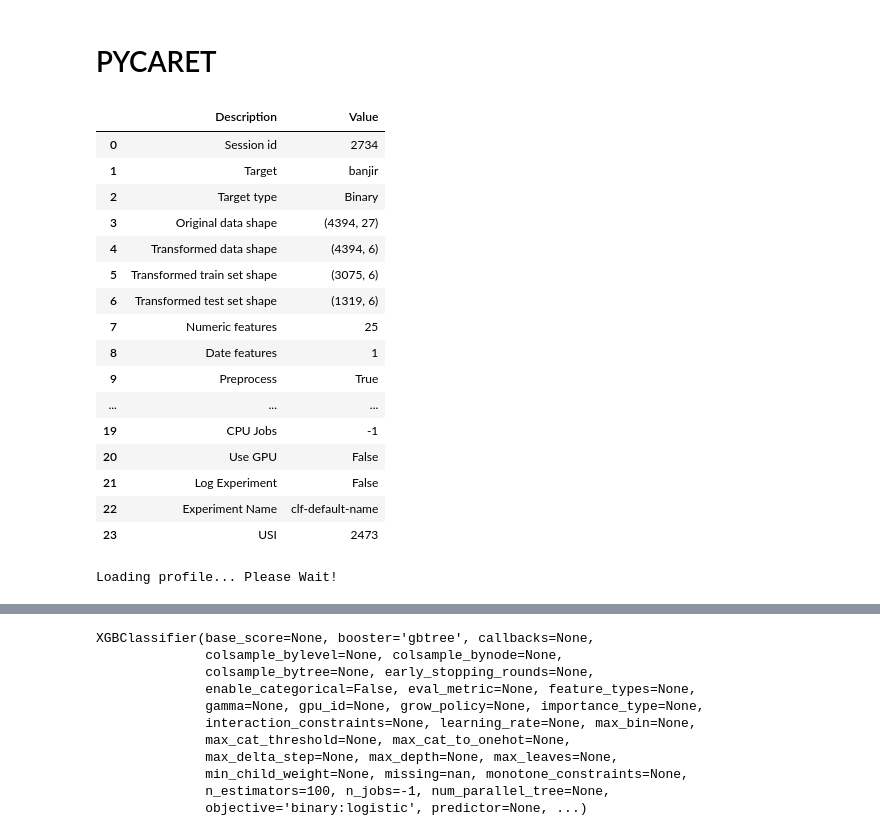
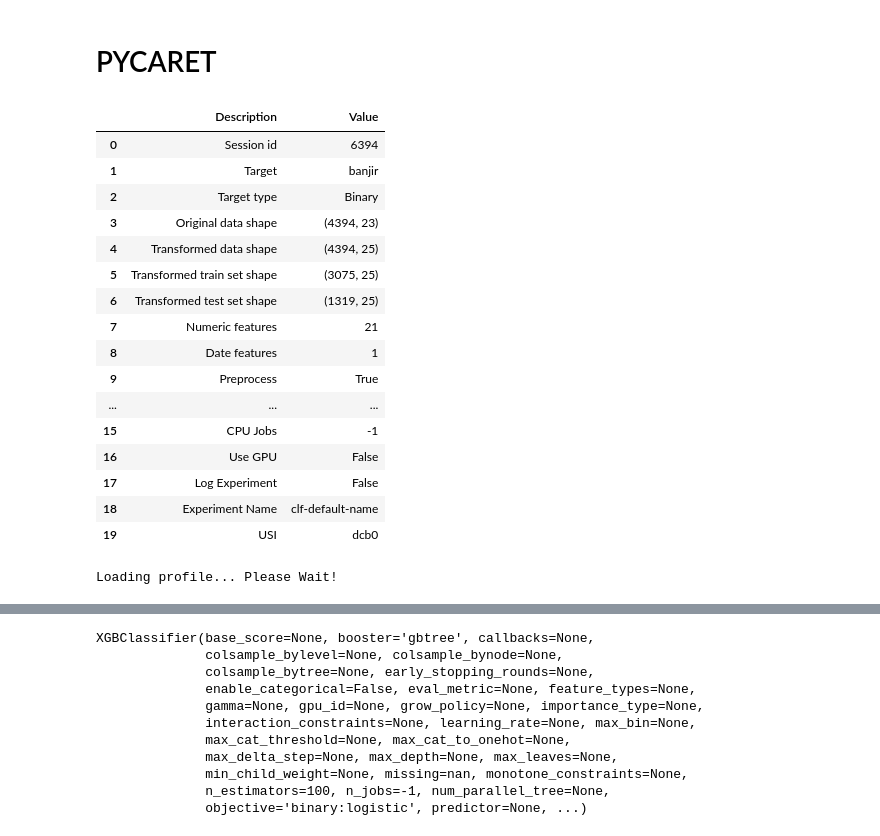
Before and after one commit to dzakwanalifi/pelampung-ai, a Jupyter notebook: notebook/training.ipynb, the cells around one changed output, grey strips where cells are left out. Saved outputs shown, nothing was run; the diff lists cells and outputs as text; code cells hidden in the pictures.

```diff
--- a/notebook/training.ipynb
+++ b/notebook/training.ipynb
@@ -7,4 +7,4 @@ from sklearn.model_selection import train_test_split
 import pycaret
 # from supervised.automl import AutoML
 # %%
-data = pd.read_excel('database\data_train.xlsx')
+data = pd.read_excel('database\data_train1.xlsx')
@@ -15,11 +42,10 @@ data.columns
 # %%
 data
 # %%
-X = data[['latitude', 'longitude', 'tanggal', 'hari', 'bulan', 'tahun', 'hari_dalam_pekan',
-       'pekan_ke', 'ALLSKY_SFC_SW_DWN',
-       'ALLSKY_SFC_LW_DWN', 'CLOUD_AMT', 'TS', 'PRECTOTCORR', 'T10M',
-       'T10M_MAX', 'T10M_MIN', 'WD10M', 'WS10M', 'WS10M_MAX', 'RH2M', 'QV2M',
-       'TQV', 'PS', 'GWETTOP', 'PW', 'ALLSKY_KT']]
+X = data[['latitude', 'longitude', 'tanggal', 'hari', 'bulan', 'tahun',
+          'hari_dalam_pekan', 'pekan_ke', 'ALLSKY_SFC_SW_DWN', 'ALLSKY_SFC_LW_DWN',
+          'TS', 'PRECTOTCORR', 'T10M', 'T10M_MAX', 'T10M_MIN', 'WD10M', 'WS10M',
+          'WS10M_MAX', 'RH2M', 'QV2M', 'TQV', 'PS']]
 
 y = data['banjir']
 # %% [markdown]
@@ -77,28 +103,28 @@ pipeline_optimizer.export('tpot_exported_pipeline.py')
 from pycaret.classification import *
 from pycaret.classification import load_model
 # %%
-model = setup(data=X, target=y, feature_selection=True,
+model = setup(data=X, target=y, feature_selection=True, n_features_to_select=5,
               feature_selection_method='sequential', multicollinearity_threshold=0.9,
               fold_strategy='kfold', fold=10, log_plots=True,
               log_profile=True, log_data=True, profile=True)
 # %% [output]
 |  | Description | Value |
-| 0 | Session id | 2734 |
+| 0 | Session id | 6394 |
 | 1 | Target | banjir |
 | 2 | Target type | Binary |
-| 3 | Original data shape | (4394, 27) |
-| 4 | Transformed data shape | (4394, 6) |
-| 5 | Transformed train set shape | (3075, 6) |
-| 6 | Transformed test set shape | (1319, 6) |
-| 7 | Numeric features | 25 |
+| 3 | Original data shape | (4394, 23) |
+| 4 | Transformed data shape | (4394, 25) |
+| 5 | Transformed train set shape | (3075, 25) |
+| 6 | Transformed test set shape | (1319, 25) |
+| 7 | Numeric features | 21 |
 | 8 | Date features | 1 |
 | 9 | Preprocess | True |
 | ... | ... | ... |
-| 19 | CPU Jobs | -1 |
-| 20 | Use GPU | False |
-| 21 | Log Experiment | False |
-| 22 | Experiment Name | clf-default-name |
-| 23 | USI | 2473 |
+| 15 | CPU Jobs | -1 |
+| 16 | Use GPU | False |
+| 17 | Log Experiment | False |
+| 18 | Experiment Name | clf-default-name |
+| 19 | USI | dcb0 |
 Loading profile... Please Wait!
 # %%
 best_model = compare_models(sort='AUC', exclude='dummy', n_select=3)
```
Also changed, not shown: parts of 18 cells of this notebook, 23 other files.
